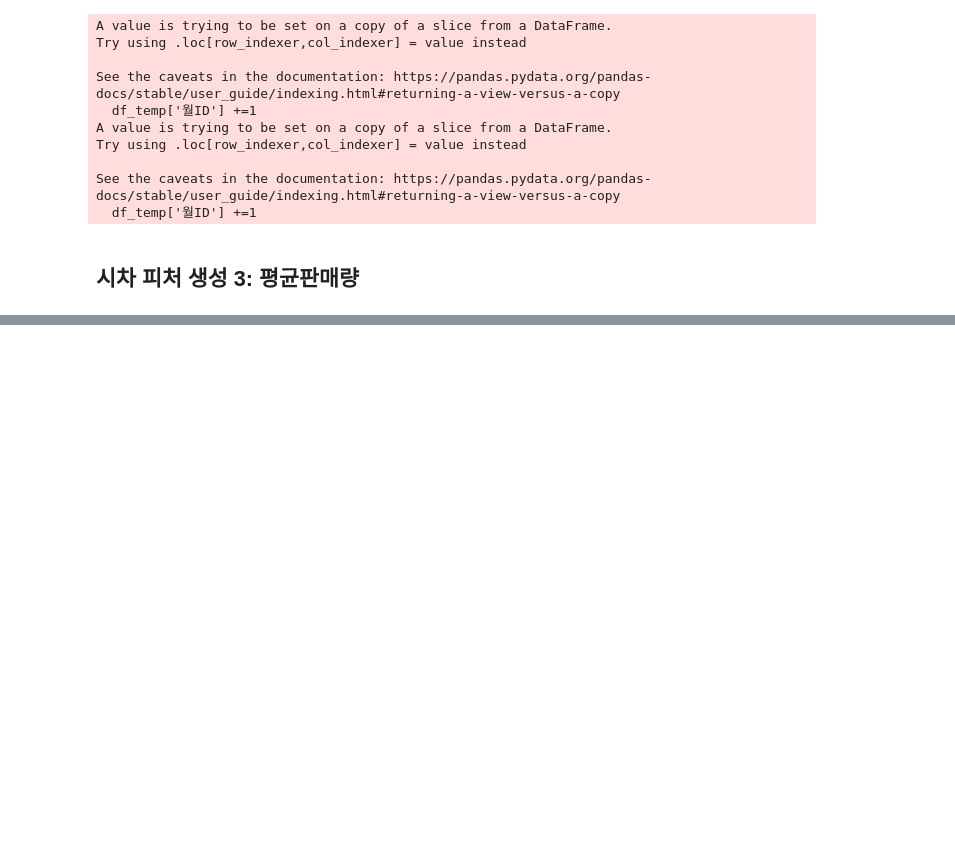
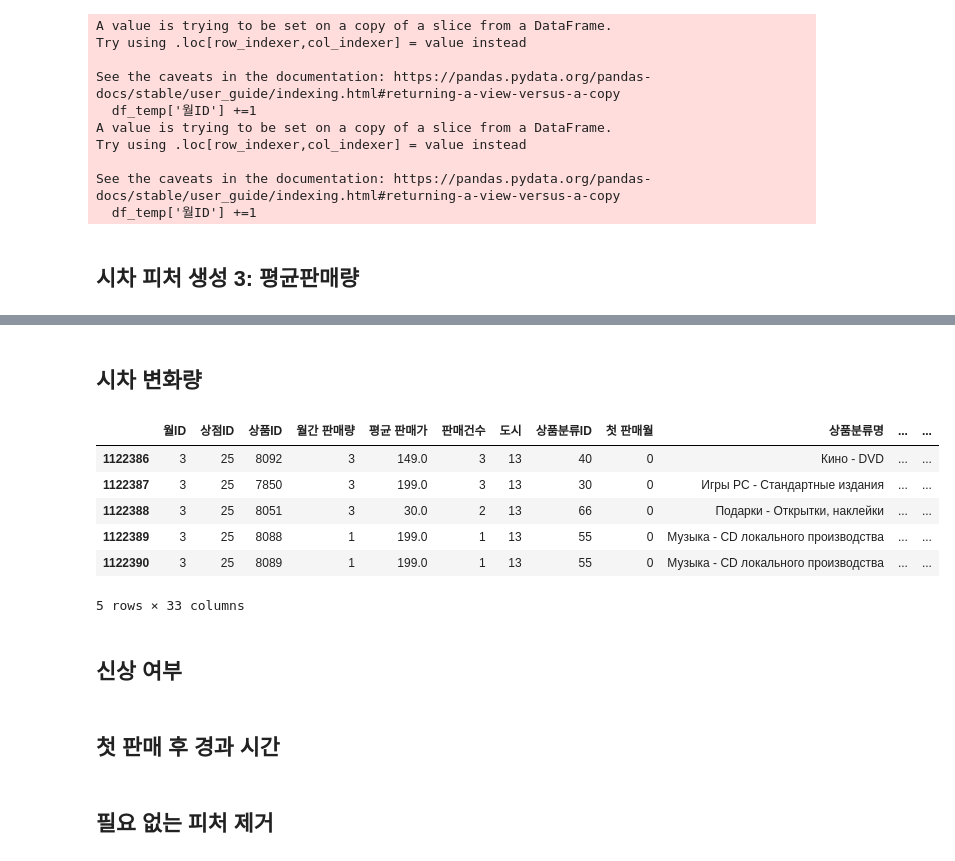
Before and after one commit to andypsh/BIGDATA2022, a Jupyter notebook: 머신러닝/Kaggle/향후 판매량 예측/향후 판매량 예측_모델링_성능 개선.ipynb, the cells around one changed output, grey strips where cells are left out. Drawn from its saved outputs; the diff is of its cells as text; code cells hidden in the pictures; blank space fills up the shorter version.

```diff
--- a/머신러닝/Kaggle/향후 판매량 예측/향후 판매량 예측_모델링_성능 개선.ipynb
+++ b/머신러닝/Kaggle/향후 판매량 예측/향후 판매량 예측_모델링_성능 개선.ipynb
@@ -779,0 +796,22 @@ KeyError: "['월간 판매량_시차3', '월간 판매량_시차2'] not in index
+# %% [markdown]
+## 시차 변화량
+# %%
+all_data['시차변화량1'] = all_data['월간 판매량_시차1'] / all_data['월간 판매량_시차2']
+
+all_data['시차변화량1'] = all_data['시차변화량1'].replace([np.inf , -np.inf] , np.nan).fillna(0)
+
+all_data['시차변화량2'] = all_data['월간 판매량_시차2'] / all_data['월간 판매량_시차3']
+
+all_data['시차변화량2'] = all_data['시차변화량2'].replace([np.inf , -np.inf] , np.nan).fillna(0) # 무한대와 무한소를 np.nan으로 대체한 후 NaN을 0으로 대체
+
+all_data.head()
+# %% [output]
+|  | 월ID | 상점ID | 상품ID | 월간 판매량 | 평균 판매가 | 판매건수 | 도시 | 상품분류ID | 첫 판매월 | 상품분류명 | ... | ... |
+| 1122386 | 3 | 25 | 8092 | 3 | 149.0 | 3 | 13 | 40 | 0 | Кино - DVD | ... | ... |
+| 1122387 | 3 | 25 | 7850 | 3 | 199.0 | 3 | 13 | 30 | 0 | Игры PC - Стандартные издания | ... | ... |
+| 1122388 | 3 | 25 | 8051 | 3 | 30.0 | 2 | 13 | 66 | 0 | Подарки - Открытки, наклейки | ... | ... |
+| 1122389 | 3 | 25 | 8088 | 1 | 199.0 | 1 | 13 | 55 | 0 | Музыка - CD локального производства | ... | ... |
+| 1122390 | 3 | 25 | 8089 | 1 | 199.0 | 1 | 13 | 55 | 0 | Музыка - CD локального производства | ... | ... |
+5 rows × 33 columns
+# %% [markdown]
+## 신상 여부
@@ -779,0 +821,2 @@ KeyError: "['월간 판매량_시차3', '월간 판매량_시차2'] not in index
+# %% [markdown]
+## 첫 판매 후 경과 시간
@@ -779,0 +828,2 @@ KeyError: "['월간 판매량_시차3', '월간 판매량_시차2'] not in index
+# %% [markdown]
+## 필요 없는 피처 제거
```
Also changed, not shown: parts of 20 cells of this notebook, 1 other file.
